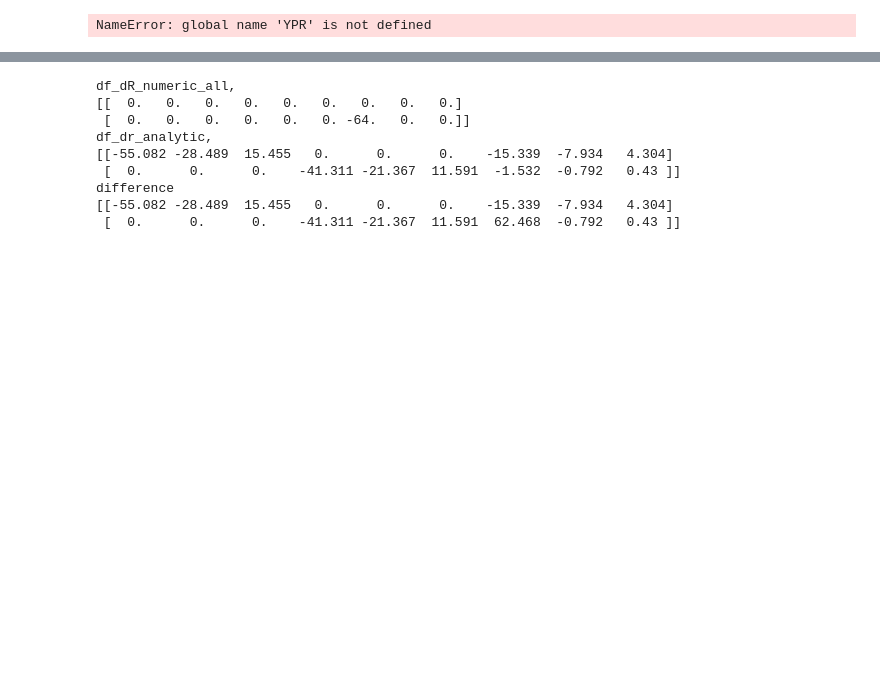
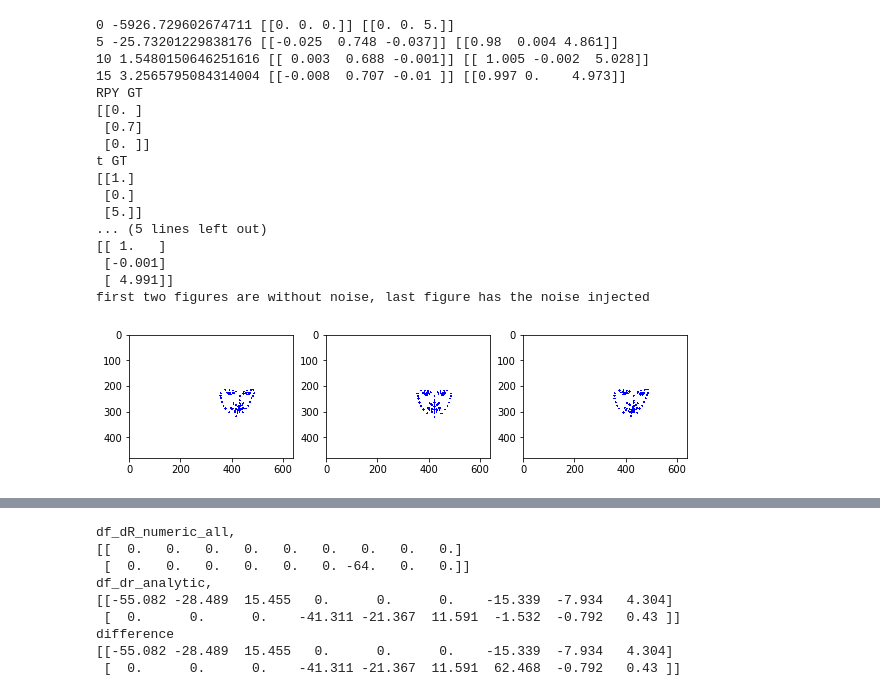
Before and after one commit to Iftimie/Camera-Perception-Experiments, a Jupyter notebook: AFTCore-perspective correction.ipynb, the cells around one changed output, grey strips where cells are left out. Cells and saved outputs as stored; diff of their text form; code cells hidden in the pictures; blank space fills up the shorter version.

```diff
--- a/AFTCore-perspective correction.ipynb
+++ b/AFTCore-perspective correction.ipynb
@@ -515,17 +512,18 @@ def plotComputedProjection( Proj, img_w, img_h, fig, subplot_code):
     ax = fig.add_subplot(subplot_code)
     ax.imshow(image1)
 # %%
-def f_no_persp(YPR,T,C):
+def f_no_persp(RPY,T,C):
     """
-        PYR is rotation angles 3x3
+        RPY is rotation angles 3x1
         T is translation matrix 3x1
         K is calibration matrix 3x3 (has focal length)
         C is the constant value (the average model) displaced 500 mm from the camera
     """
-    yaw = YPR[0,0]
-    pitch = YPR[1,0]
-    roll = YPR[2,0]
-    R = RotZ(roll).dot(RotX(pitch).dot(RotY(yaw)))
+    roll = RPY[0,0]
+    pitch = RPY[1,0]
+    yaw = RPY[2,0]
+    #R = RotZ(roll).dot(RotX(pitch).dot(RotY(yaw)))
+    R = RotY(yaw).dot(RotX(pitch).dot(RotZ(roll)))
     Proj = R.dot(C) + T.reshape((3,1))
     return Proj
 # %%
@@ -718,46 +751,64 @@ def optimise(C, measured_points, K, alpha = 1.0, iterations = 10):
 # %%
 np.set_printoptions(suppress=True, precision=3)
 
-PYR = np.zeros((3,1))
-PYR[0,0]=0.0
-PYR[1,0]=0.7
-PYR[2,0]=0.0
+RPY = np.zeros((3,1))
+RPY[0,0]=0.0
+RPY[1,0]=0.7
+RPY[2,0]=0.0
 
-#T = np.array([[100.0/ 100.0,0.0,500.0/ 100.0]]).T
-T = np.zeros((3,1)).T
+T = np.array([[100.0/ 100.0,0.0,500.0/ 100.0]]).T
+#T = np.zeros((3,1)).T
 
-pitch = PYR[0,0]
-yaw = PYR[1,0]
-roll = PYR[2,0]
-R = RotX(pitch).dot(RotZ(yaw)).dot(RotY(roll))
+roll = RPY[0,0]
+pitch = RPY[1,0]
+yaw = RPY[2,0]
+
+R = RotY(yaw).dot(RotX(pitch).dot(RotZ(roll)))
 
 C = load_points(points_3d_s, apply_revert = True, apply_translation = False)
 
-measurements = f(PYR, T, K, C) #shape (2L, 69L)
-measurements = measurements + np.random.randn(2,69) * 2
-PYR_est, t_est = optimise(C, measurements, K, alpha = 0.1, iterations = 20)
+measurements = f(RPY, T, K, C) #shape (2L, 69L)
+measurements = measurements + np.random.randn(2,69) * 1
+RPY_est, t_est = optimise(C, measurements, K, alpha = 0.9, iterations = 20)
 
-print "PYR GT"
-print PYR
+print "RPY GT"
+print RPY
 print "t GT"
 print T
-print "PYR est"
-print PYR_est
+print "RPY_estt"
+print RPY_est
 print "t_est"
 print t_est
 
 plt.rcParams['figure.figsize'] = [10, 5]
 fig = plt.figure()
 
 print "first two figures are without noise, last figure has the noise injected"
 
-model = f_no_persp(PYR, T, C)
+model = f_no_persp(RPY, T, C)
 plotPerspective_V3(model, img_w, img_h, fig, subplot_code = 131)
 plotOrthographic_V3(model, img_w, img_h, fig, subplot_code = 132)
 plotComputedProjection( measurements, img_w, img_h, fig, subplot_code= 133)
 plt.show()
 # %% [output]
-NameError: global name 'YPR' is not defined
+0 -5926.729602674711 [[0. 0. 0.]] [[0. 0. 5.]]
+5 -25.73201229838176 [[-0.025  0.748 -0.037]] [[0.98  0.004 4.861]]
+10 1.5480150646251616 [[ 0.003  0.688 -0.001]] [[ 1.005 -0.002  5.028]]
+15 3.2565795084314004 [[-0.008  0.707 -0.01 ]] [[0.997 0.    4.973]]
+RPY GT
+[[0. ]
+ [0.7]
+ [0. ]]
+t GT
+[[1.]
+ [0.]
+ [5.]]
+... (5 lines left out)
+[[ 1.   ]
+ [-0.001]
+ [ 4.991]]
+first two figures are without noise, last figure has the noise injected
+[figure, added]
 # %%
 plt.rcParams['figure.figsize'] = [6, 6]
 fig = plt.figure()
```
Also changed, not shown: parts of 5 cells of this notebook, 1 other file.
